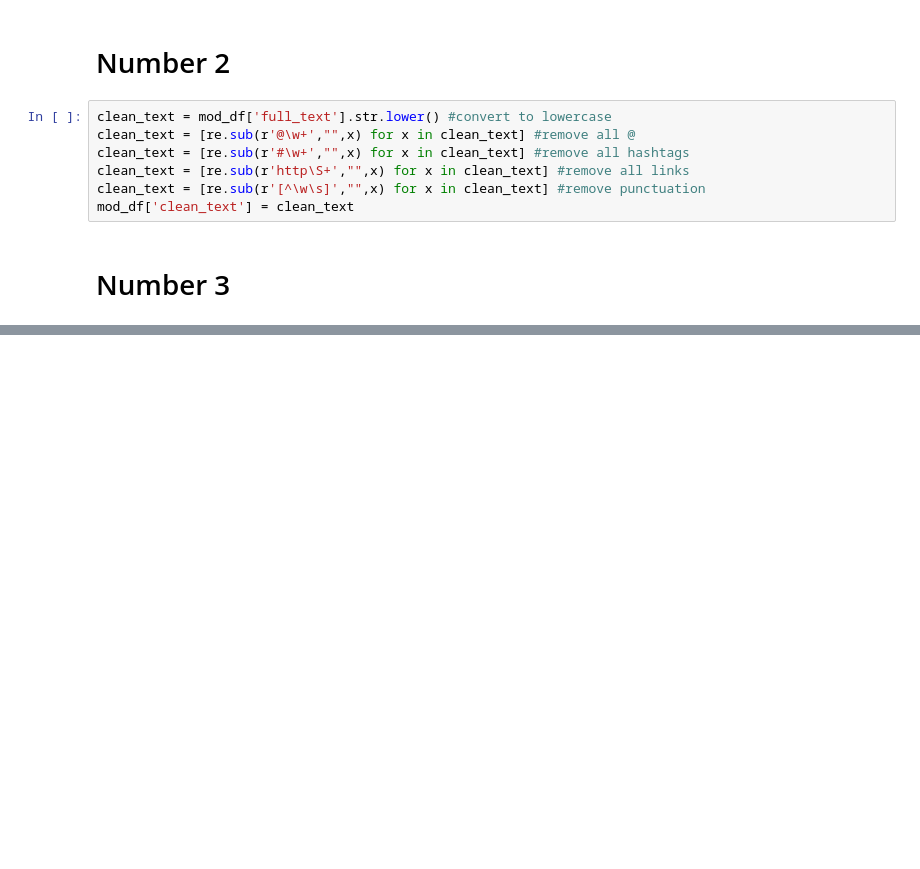
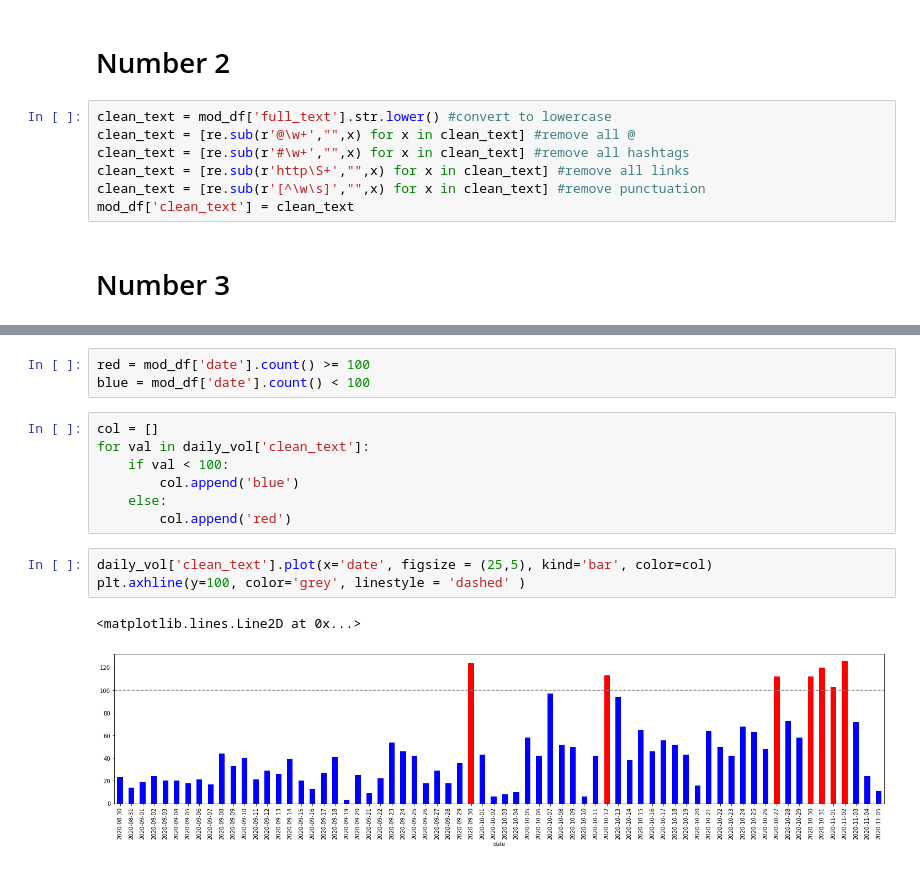
Before and after one commit to iw2/test, a Jupyter notebook: Werries_Isaac_HW1.ipynb, the cells around one changed output, grey strips where cells are left out. Drawn from its saved outputs; the diff is of its cells as text; blank space fills up the shorter version.

```diff
--- a/Werries_Isaac_HW1.ipynb
+++ b/Werries_Isaac_HW1.ipynb
@@ -112,0 +137,16 @@ plt.plot(daily_vol['full_text'])
+# %%
+red = mod_df['date'].count() >= 100
+blue = mod_df['date'].count() < 100
+# %%
+col = []
+for val in daily_vol['clean_text']:
+    if val < 100:
+        col.append('blue')
+    else:
+        col.append('red')
+# %%
+daily_vol['clean_text'].plot(x='date', figsize = (25,5), kind='bar', color=col)
+plt.axhline(y=100, color='grey', linestyle = 'dashed' )
+# %% [output]
+<matplotlib.lines.Line2D at 0x...>
+[figure, added]
```
Also changed, not shown: parts of 5 cells of this notebook, 3 other files.
